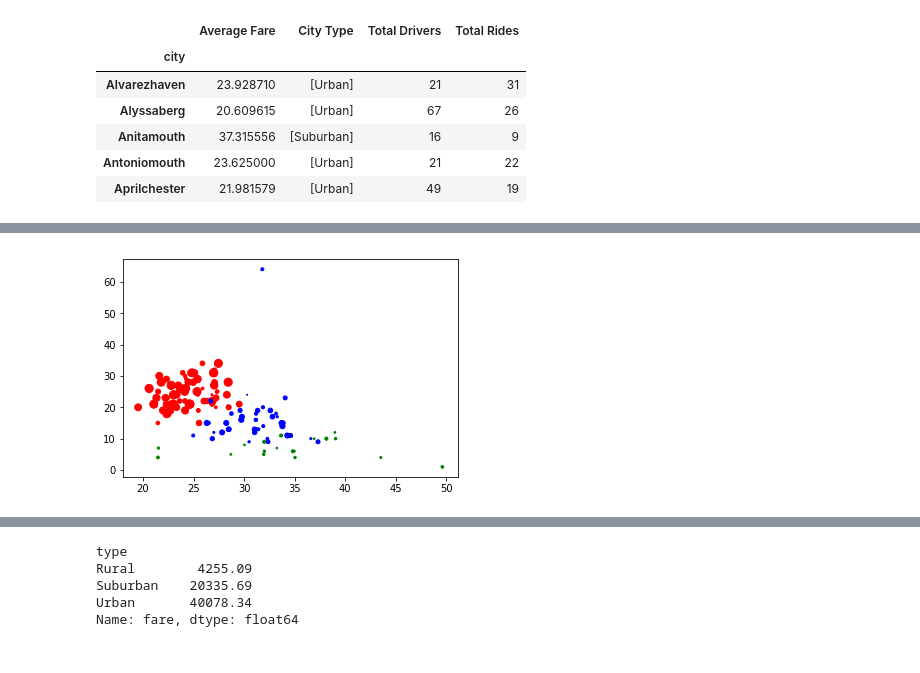
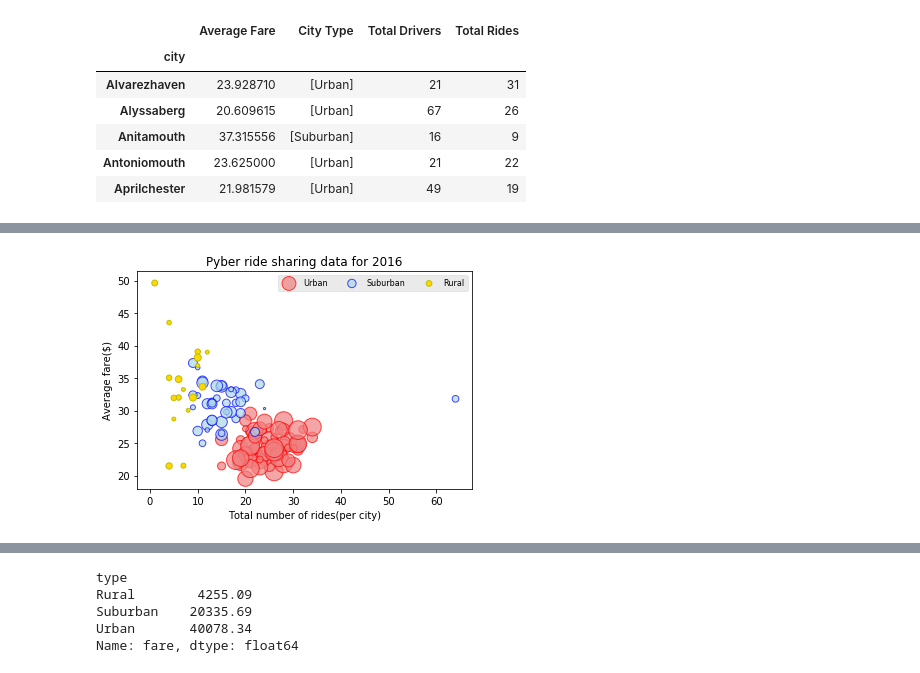
Before and after one commit to malachira/matplotlib, a Jupyter notebook: Pyber.ipynb, the cells around one changed output, grey strips where cells are left out. Saved outputs shown, nothing was run; the diff lists cells and outputs as text; code cells hidden in the pictures.

```diff
--- a/Pyber.ipynb
+++ b/Pyber.ipynb
@@ -89,6 +113,32 @@ color_map = color_map.replace("Rural","g")
-# %%
-
-plt.scatter (bubble_df["Average Fare"], bubble_df["Total Rides"], c = color_map, s = bubble_df["Total Drivers"], cmap=cm.jet)
-plt.show()
-# %% [output]
-[figure, removed]
+# %%
+#Split bubble_df into 3 dataframes based on city-type
+urban_df = bubble_df[bubble_df["City Type"] == "Urban"]
+suburb_df = bubble_df[bubble_df["City Type"] == "Suburban"]
+rural_df = bubble_df[bubble_df["City Type"] == "Rural"]
+# %%
+#City-type will be used as the 4th dimension(color) of the bubble-plot
+#Assign lightcoral to urban,lightblue to suburban and gold to Rural
+
+urban_df = urban_df.replace("Urban","lightcoral")
+suburb_df = suburb_df.replace("Suburban","lightblue")
+rural_df = rural_df.replace("Rural","gold")
+# %%
+plt.xlabel("Total number of rides(per city)")
+plt.ylabel("Average fare($)")
+plt.title("Pyber ride sharing data for 2016")
+
+urban_plot = plt.scatter (urban_df["Total Rides"], urban_df["Average Fare"], c = urban_df["City Type"], \
+                         s = urban_df["Total Drivers"], cmap=cm.jet, alpha = 0.7, edgecolor = "r")
+suburb_plot = plt.scatter (suburb_df["Total Rides"], suburb_df["Average Fare"], c = suburb_df["City Type"],\
+                         s = suburb_df["Total Drivers"], cmap=cm.jet, alpha = 0.7, edgecolor = "b")
+rural_plot = plt.scatter (rural_df["Total Rides"], rural_df["Average Fare"], c = rural_df["City Type"], \
+                         s = rural_df["Total Drivers"], cmap=cm.jet, edgecolor = "y")
+
+plt.style.use('ggplot')
+
+plt.legend((urban_plot, suburb_plot, rural_plot),('Urban', 'Suburban', 'Rural'), scatterpoints=1, loc='upper right',\
+           ncol=3, fontsize=8)
+
+plt.show()
+# %% [output]
+[figure, added]
```
Also changed, not shown: parts of 18 cells of this notebook, 7 other files.
